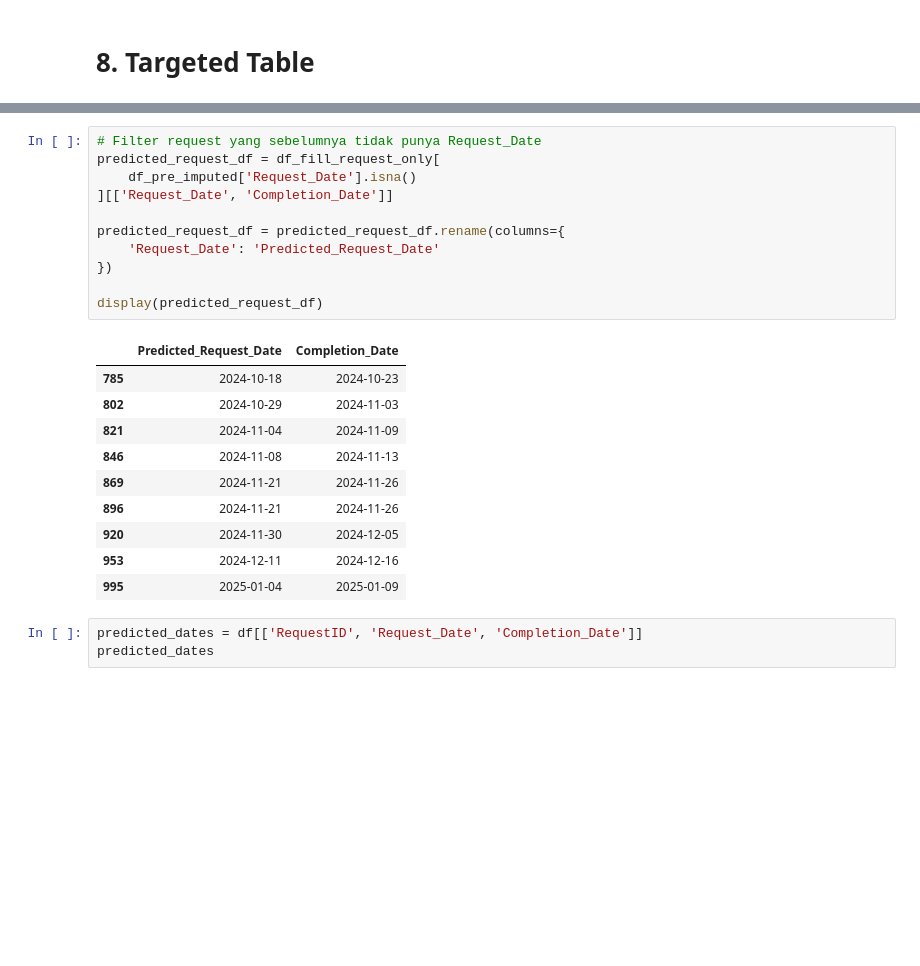
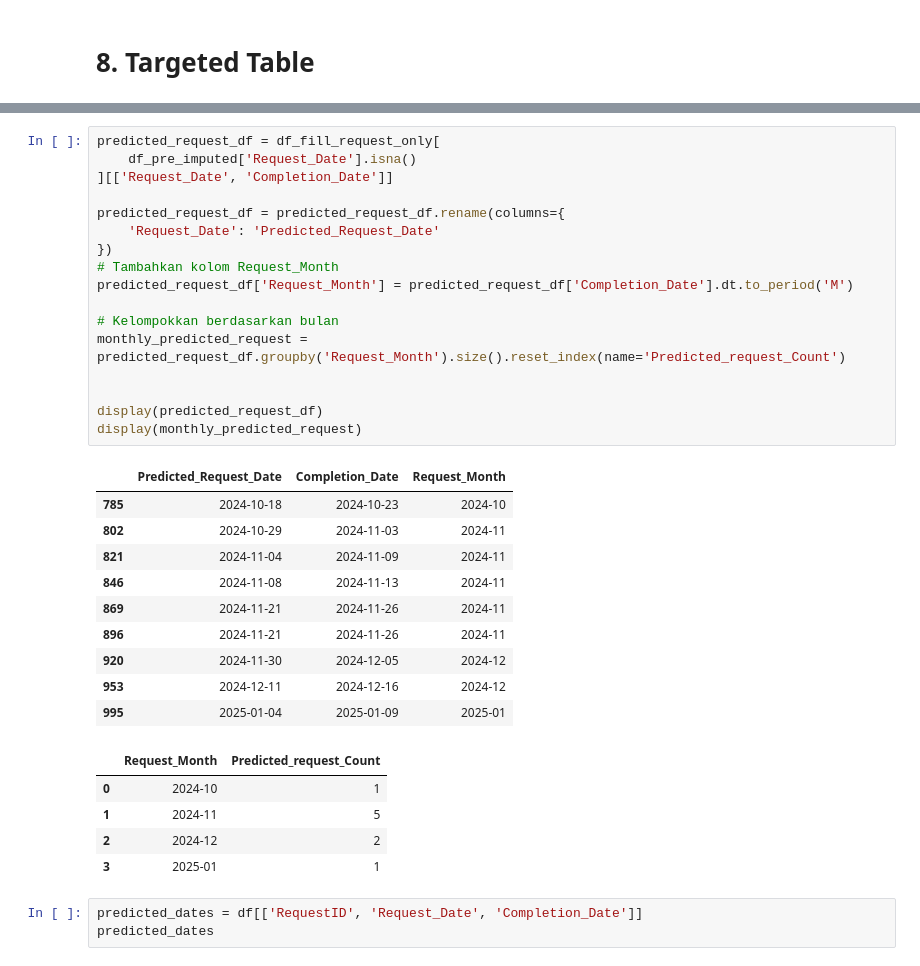
Before and after one commit to FadQode/Data_analysis, a Jupyter notebook: DS3.ipynb, the cells around one changed output, grey strips where cells are left out. Cells and saved outputs as stored; diff of their text form; blank space fills up the shorter version.

```diff
--- a/DS3.ipynb
+++ b/DS3.ipynb
@@ -881,25 +922,36 @@ display(predicted_completion_df)
 # %%
-# Filter request yang sebelumnya tidak punya Request_Date
 predicted_request_df = df_fill_request_only[
     df_pre_imputed['Request_Date'].isna()
 ][['Request_Date', 'Completion_Date']]
 
 predicted_request_df = predicted_request_df.rename(columns={
     'Request_Date': 'Predicted_Request_Date'
 })
+# Tambahkan kolom Request_Month
+predicted_request_df['Request_Month'] = predicted_request_df['Completion_Date'].dt.to_period('M')
+
+# Kelompokkan berdasarkan bulan
+monthly_predicted_request = predicted_request_df.groupby('Request_Month').size().reset_index(name='Predicted_request_Count')
+
 
 display(predicted_request_df)
+display(monthly_predicted_request)
 # %% [output]
-|  | Predicted_Request_Date | Completion_Date |
-| 785 | 2024-10-18 | 2024-10-23 |
-| 802 | 2024-10-29 | 2024-11-03 |
-| 821 | 2024-11-04 | 2024-11-09 |
-| 846 | 2024-11-08 | 2024-11-13 |
-| 869 | 2024-11-21 | 2024-11-26 |
-| 896 | 2024-11-21 | 2024-11-26 |
-| 920 | 2024-11-30 | 2024-12-05 |
-| 953 | 2024-12-11 | 2024-12-16 |
-| 995 | 2025-01-04 | 2025-01-09 |
+|  | Predicted_Request_Date | Completion_Date | Request_Month |
+| 785 | 2024-10-18 | 2024-10-23 | 2024-10 |
+| 802 | 2024-10-29 | 2024-11-03 | 2024-11 |
+| 821 | 2024-11-04 | 2024-11-09 | 2024-11 |
+| 846 | 2024-11-08 | 2024-11-13 | 2024-11 |
+| 869 | 2024-11-21 | 2024-11-26 | 2024-11 |
+| 896 | 2024-11-21 | 2024-11-26 | 2024-11 |
+| 920 | 2024-11-30 | 2024-12-05 | 2024-12 |
+| 953 | 2024-12-11 | 2024-12-16 | 2024-12 |
+| 995 | 2025-01-04 | 2025-01-09 | 2025-01 |
+|  | Request_Month | Predicted_request_Count |
+| 0 | 2024-10 | 1 |
+| 1 | 2024-11 | 5 |
+| 2 | 2024-12 | 2 |
+| 3 | 2025-01 | 1 |
 # %%
 predicted_dates = df[['RequestID', 'Request_Date', 'Completion_Date']]
 predicted_dates
```
Also changed, not shown: parts of 35 cells of this notebook.
